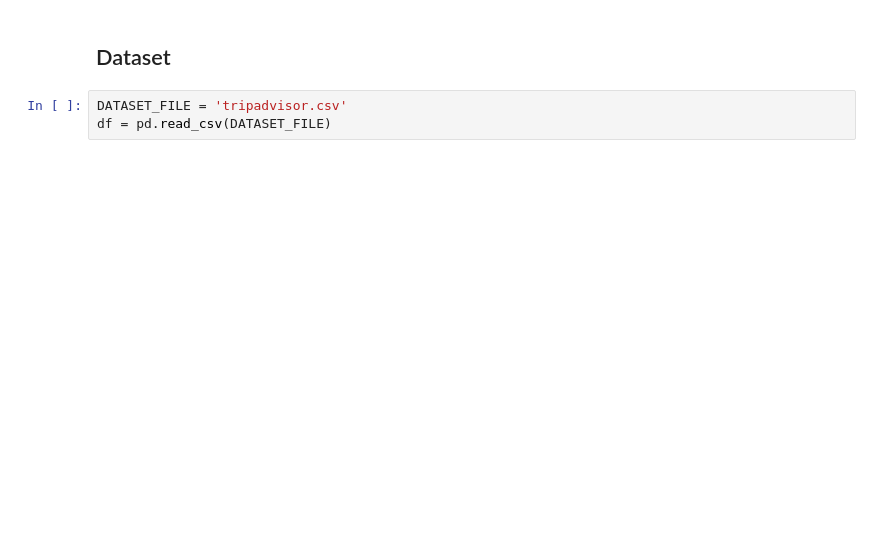
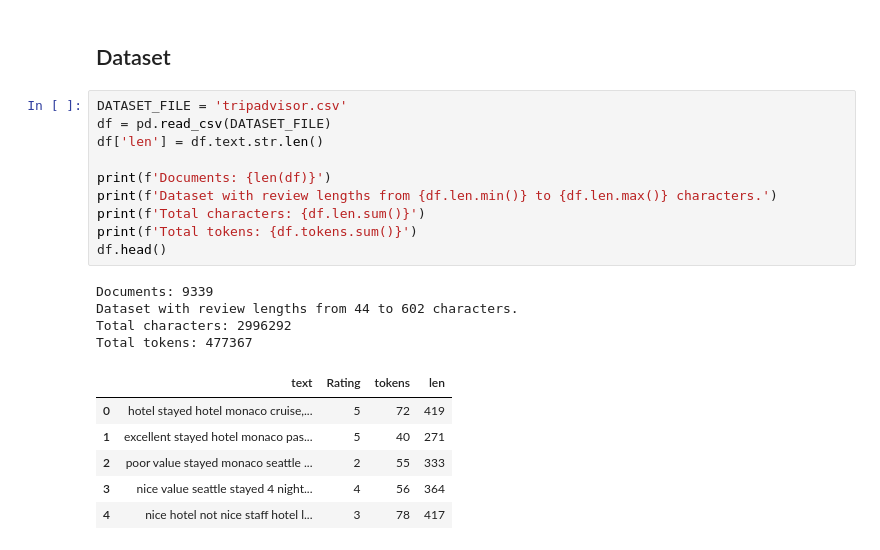
Before and after one commit to nataliarampon/topic-modeling, a Jupyter notebook: TopicModeling.ipynb, the cells around one changed output. Drawn from its saved outputs; the diff is of its cells as text; blank space fills up the shorter version.

```diff
--- a/TopicModeling.ipynb
+++ b/TopicModeling.ipynb
@@ -35,5 +18,23 @@ Installing collected packages: llvmlite, numba, tenacity, pynndescent, umap-lear
 # %% [markdown]
 ## Dataset
-# %%
-DATASET_FILE = 'tripadvisor.csv'
-df = pd.read_csv(DATASET_FILE)
+# %%
+DATASET_FILE = 'tripadvisor.csv'
+df = pd.read_csv(DATASET_FILE)
+df['len'] = df.text.str.len()
+
+print(f'Documents: {len(df)}')
+print(f'Dataset with review lengths from {df.len.min()} to {df.len.max()} characters.')
+print(f'Total characters: {df.len.sum()}')
+print(f'Total tokens: {df.tokens.sum()}')
+df.head()
+# %% [output]
+Documents: 9339
+Dataset with review lengths from 44 to 602 characters.
+Total characters: 2996292
+Total tokens: 477367
+|  | text | Rating | tokens | len |
+| 0 | hotel stayed hotel monaco cruise,... | 5 | 72 | 419 |
+| 1 | excellent stayed hotel monaco pas... | 5 | 40 | 271 |
+| 2 | poor value stayed monaco seattle ... | 2 | 55 | 333 |
+| 3 | nice value seattle stayed 4 night... | 4 | 56 | 364 |
+| 4 | nice hotel not nice staff hotel l... | 3 | 78 | 417 |
```
Also changed, not shown: parts of 5 cells of this notebook.
